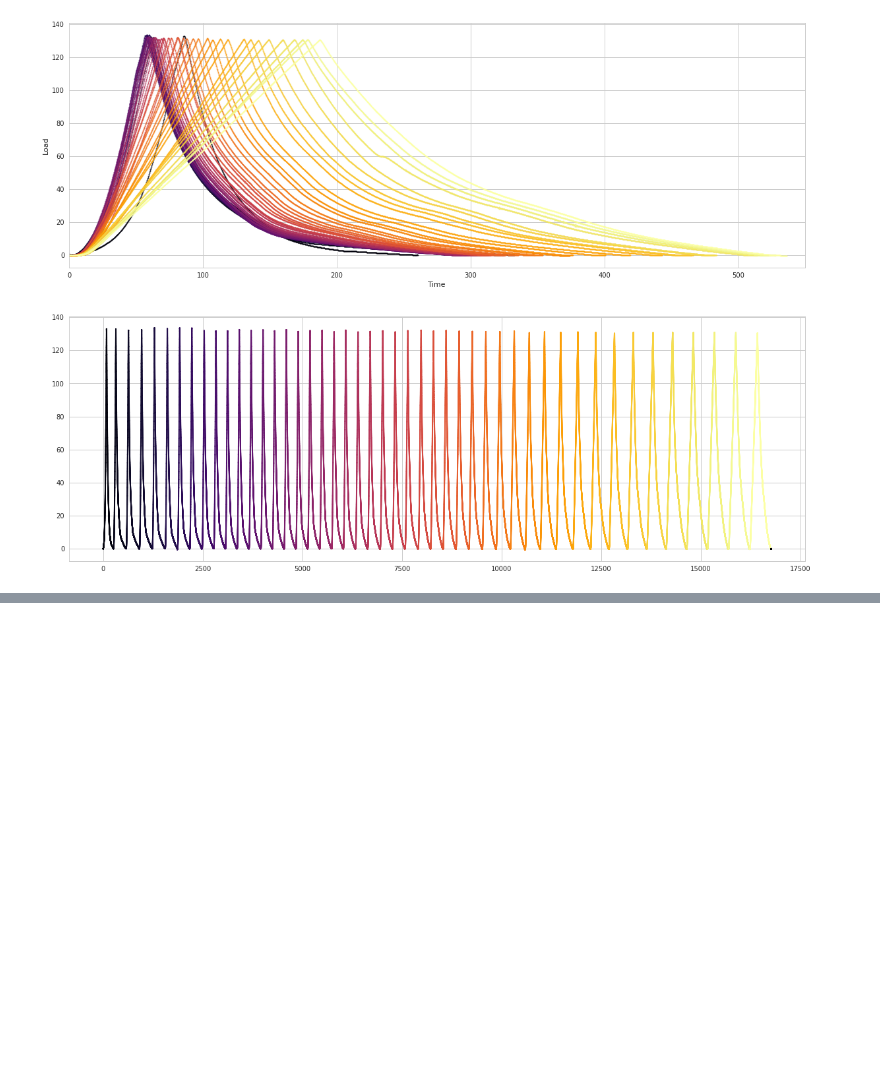
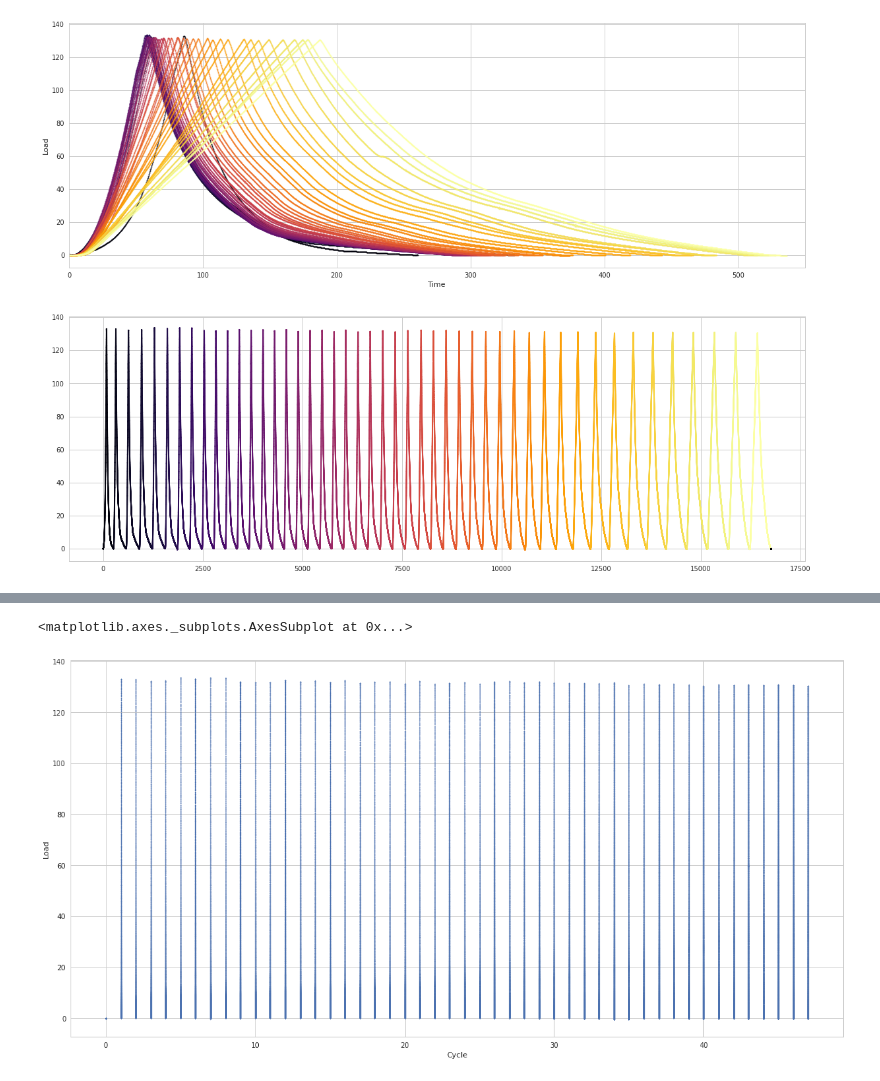
Before and after one commit to Columbia-Creative-Machines-Lab/muscle-prediction, a Jupyter notebook: feature-engineering.ipynb, the cells around one changed output, grey strips where cells are left out. Drawn from its saved outputs; the diff is of its cells as text; code cells hidden in the pictures; blank space fills up the shorter version.

```diff
--- a/feature-engineering.ipynb
+++ b/feature-engineering.ipynb
@@ -67,0 +83,6 @@ axes.set(xlabel='Cycle');
+# %%
+fig, axes = plt.subplots(figsize=(20,10))#; axes.flat[0].set_xlim(0, 550)
+sns.regplot('Cycle', 'Load', df, fit_reg=False, scatter_kws={'s':2})
+# %% [output]
+<matplotlib.axes._subplots.AxesSubplot at 0x...>
+[figure, added]
```
Also changed, not shown: parts of 6 cells of this notebook.
